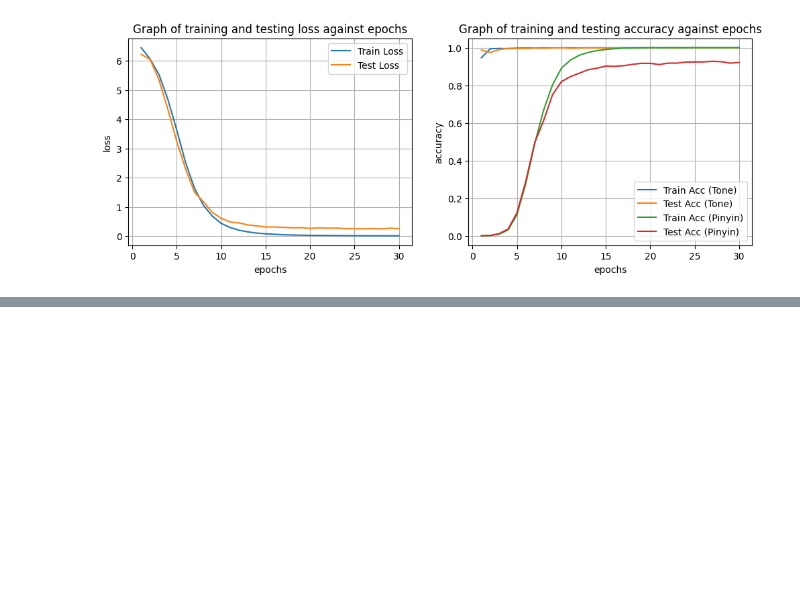
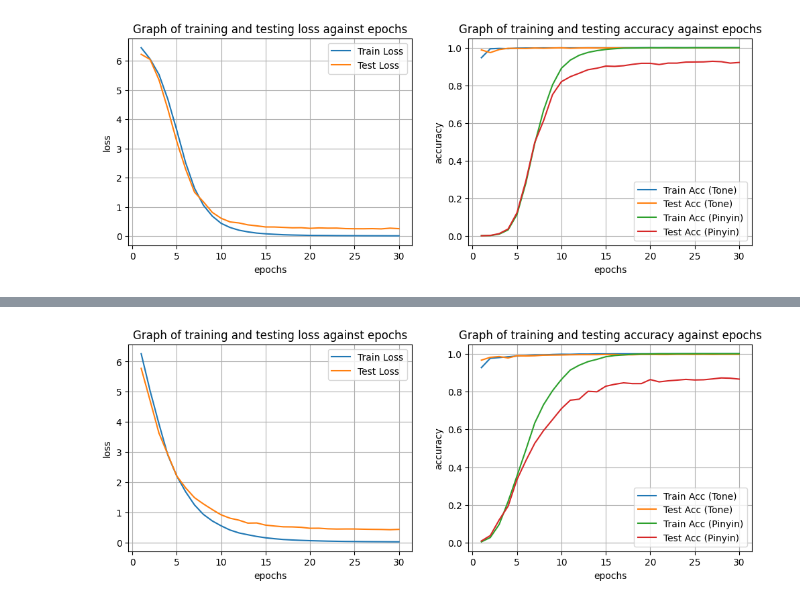
Before and after one commit to nwjbrandon/CS5647_Team18_Project_MULTITASK_MODEL, a Jupyter notebook: Results.ipynb, the cells around one changed output, grey strips where cells are left out. Saved outputs shown, nothing was run; the diff lists cells and outputs as text; code cells hidden in the pictures; blank space fills up the shorter version.

```diff
--- a/Results.ipynb
+++ b/Results.ipynb
@@ -67,3 +67,6 @@ df.head()
 plot_training_logs(df)
 # %% [output]
 [figure]
+# %%
+df = pd.read_csv("exp/logs/raw/MULTITASK_logs.csv")
+df.head()
@@ -69,0 +80,4 @@ plot_training_logs(df)
+# %%
+plot_training_logs(df)
+# %% [output]
+[figure, added]
```
Also changed, not shown: parts of 1 cell of this notebook, 4 other files.
